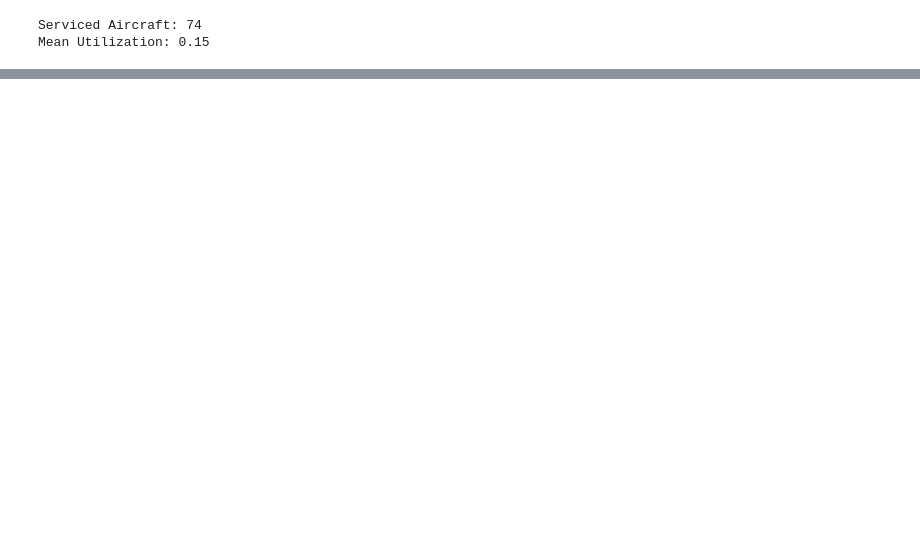
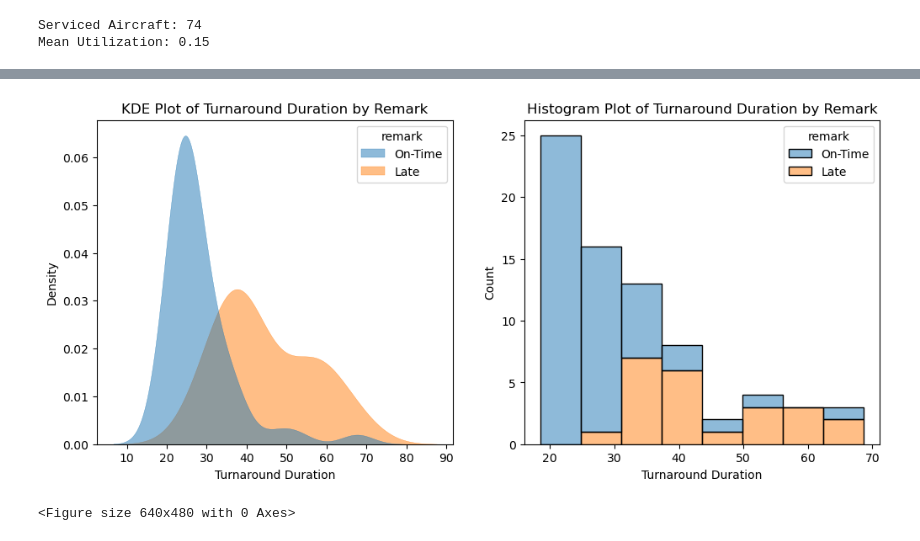
Before and after one commit to Lazuardis/DESinPython, a Jupyter notebook: Aircraft Turnaround in Airport/main_model.ipynb, the cells around one changed output, grey strips where cells are left out. Saved outputs shown, nothing was run; the diff lists cells and outputs as text; code cells hidden in the pictures; blank space fills up the shorter version.

```diff
--- a/Aircraft Turnaround in Airport/main_model.ipynb
+++ b/Aircraft Turnaround in Airport/main_model.ipynb
@@ -534,0 +543,26 @@ Average delayed flights (minutes): 10.58
+# %%
+flight_delay_df['turnaround_duration'] = turnaround_times
+flight_delay_df['remark'] = flight_delay_df[0].apply(lambda x: 'On-Time' if x <= 0  else 'Late')
+# %%
+fig, axes = plt.subplots(1,2, figsize=(12,5))
+
+sns.kdeplot(data=flight_delay_df, x='turnaround_duration', hue='remark', common_norm=False, fill=True, alpha=.5, linewidth=0.2, ax=axes[0])
+axes[0].set_xlabel('Turnaround Duration')
+axes[0].set_ylabel('Density')
+axes[0].set_title('KDE Plot of Turnaround Duration by Remark')
+
+
+
+sns.histplot(data=flight_delay_df, x='turnaround_duration', hue='remark', common_norm=False, bins='auto', alpha=0.5, multiple='stack', ax=axes[1])
+axes[1].set_xlabel('Turnaround Duration')
+axes[1].set_ylabel('Count')
+axes[1].set_title('Histogram Plot of Turnaround Duration by Remark')
+
+
+
+plt.show()
+
+plt.tight_layout()
+# %% [output]
+[figure, added]
+<Figure size 640x480 with 0 Axes>
```
Also changed, not shown: parts of 5 cells of this notebook.
